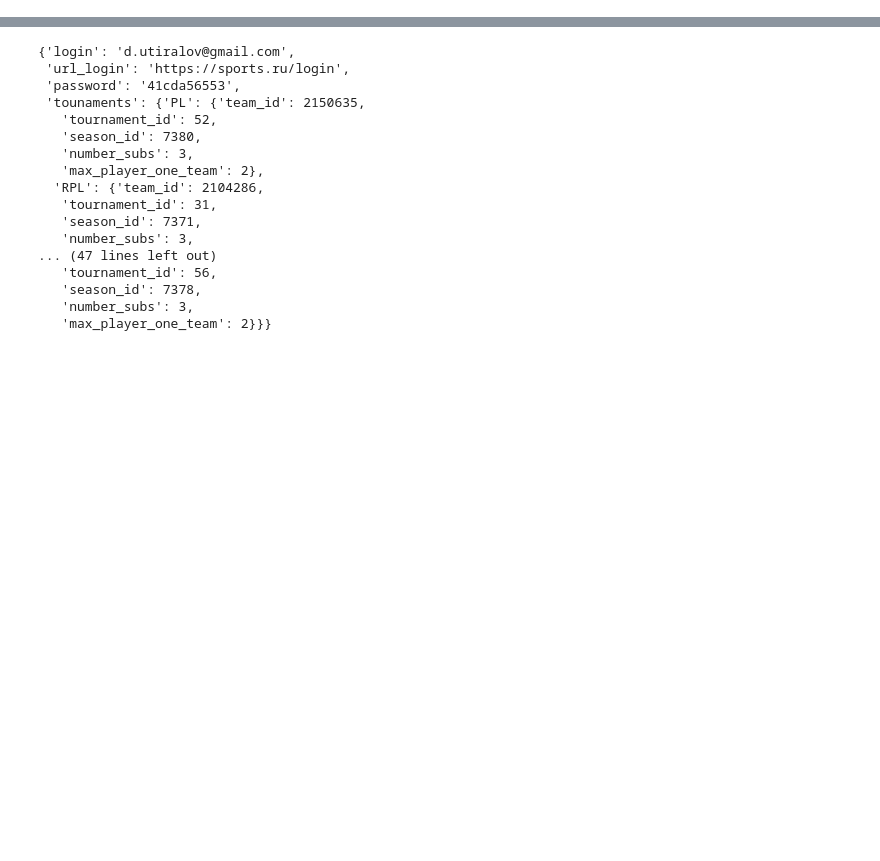
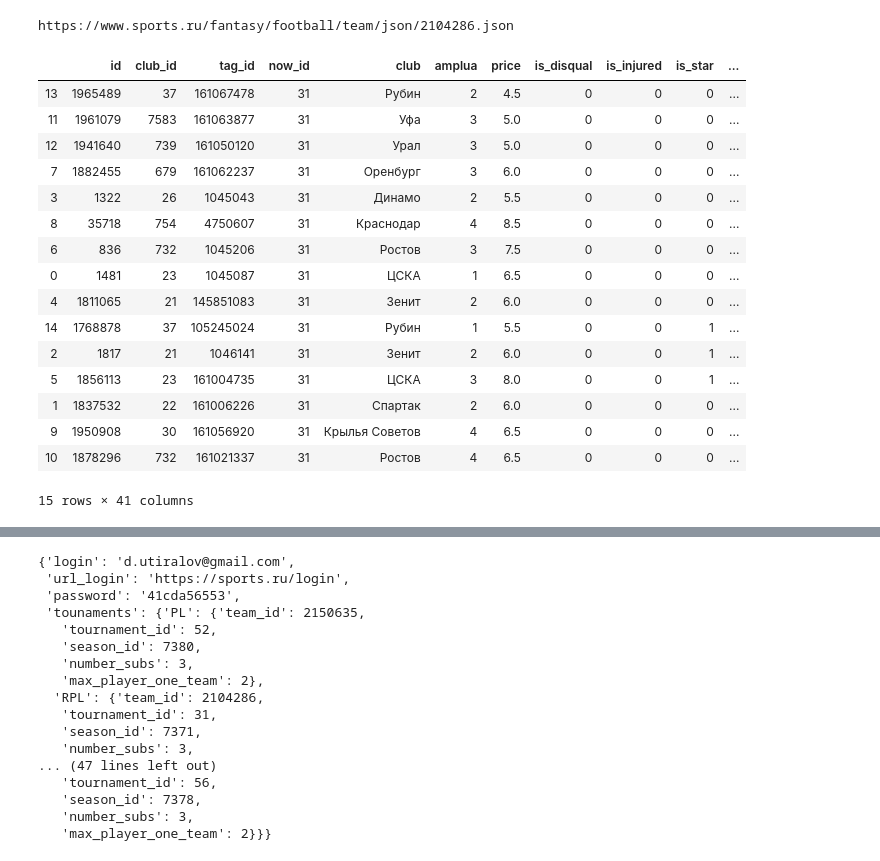
Before and after one commit to DonaldWipper/fantasy, a Jupyter notebook: FlaskApp/parse_sports.ipynb, the cells around one changed output, grey strips where cells are left out. Saved outputs shown, nothing was run; the diff lists cells and outputs as text; code cells hidden in the pictures; blank space fills up the shorter version.

```diff
--- a/FlaskApp/parse_sports.ipynb
+++ b/FlaskApp/parse_sports.ipynb
@@ -48,0 +64,10 @@ https://www.sports.ru/fantasy/football/team/json/2104286.json
+# %%
+sort_best_rules = {
+            "is_injured": 1,
+            "is_inner_games": 0,
+            "avg_season": 0,
+            "avg_goals": 0,
+            "avg_minutes": 0,
+            "matches": 0,
+            "conceded_goals": 1,
+        }
@@ -48,0 +108,38 @@ https://www.sports.ru/fantasy/football/team/json/2104286.json
+# %%
+ascending2 = [1 - v for v in sort_best_rules.values()]
+f = fantasy_logic.sportsFantasyLogic(2104286, 31, 7371, sports)
+team_df = f.getMyFantasyTeam().fillna(0)
+team_df['is_inner_games'] = 1
+team_df.sort_values(
+                    by=list(sort_best_rules.keys()),
+                    ascending=list(ascending2),
+                )
+
+f.getBest(
+        team_df,
+        top=None,
+        positions=[],
+        sum_price=None,
+        teamsLimit=None,
+        my_players=[],
+        max_player_one_team=2,
+    ):
+# %% [output]
+https://www.sports.ru/fantasy/football/team/json/2104286.json
+|  | id | club_id | tag_id | now_id | club | amplua | price | is_disqual | is_injured | is_star | ... |
+| 13 | 1965489 | 37 | 161067478 | 31 | Рубин | 2 | 4.5 | 0 | 0 | 0 | ... |
+| 11 | 1961079 | 7583 | 161063877 | 31 | Уфа | 3 | 5.0 | 0 | 0 | 0 | ... |
+| 12 | 1941640 | 739 | 161050120 | 31 | Урал | 3 | 5.0 | 0 | 0 | 0 | ... |
+| 7 | 1882455 | 679 | 161062237 | 31 | Оренбург | 3 | 6.0 | 0 | 0 | 0 | ... |
+| 3 | 1322 | 26 | 1045043 | 31 | Динамо | 2 | 5.5 | 0 | 0 | 0 | ... |
+| 8 | 35718 | 754 | 4750607 | 31 | Краснодар | 4 | 8.5 | 0 | 0 | 0 | ... |
+| 6 | 836 | 732 | 1045206 | 31 | Ростов | 3 | 7.5 | 0 | 0 | 0 | ... |
+| 0 | 1481 | 23 | 1045087 | 31 | ЦСКА | 1 | 6.5 | 0 | 0 | 0 | ... |
+| 4 | 1811065 | 21 | 145851083 | 31 | Зенит | 2 | 6.0 | 0 | 0 | 0 | ... |
+| 14 | 1768878 | 37 | 105245024 | 31 | Рубин | 1 | 5.5 | 0 | 0 | 1 | ... |
+| 2 | 1817 | 21 | 1046141 | 31 | Зенит | 2 | 6.0 | 0 | 0 | 1 | ... |
+| 5 | 1856113 | 23 | 161004735 | 31 | ЦСКА | 3 | 8.0 | 0 | 0 | 1 | ... |
+| 1 | 1837532 | 22 | 161006226 | 31 | Спартак | 2 | 6.0 | 0 | 0 | 0 | ... |
+| 9 | 1950908 | 30 | 161056920 | 31 | Крылья Советов | 4 | 6.5 | 0 | 0 | 0 | ... |
+| 10 | 1878296 | 732 | 161021337 | 31 | Ростов | 4 | 6.5 | 0 | 0 | 0 | ... |
+15 rows × 41 columns
```
Also changed, not shown: parts of 12 cells of this notebook, 20 other files.
